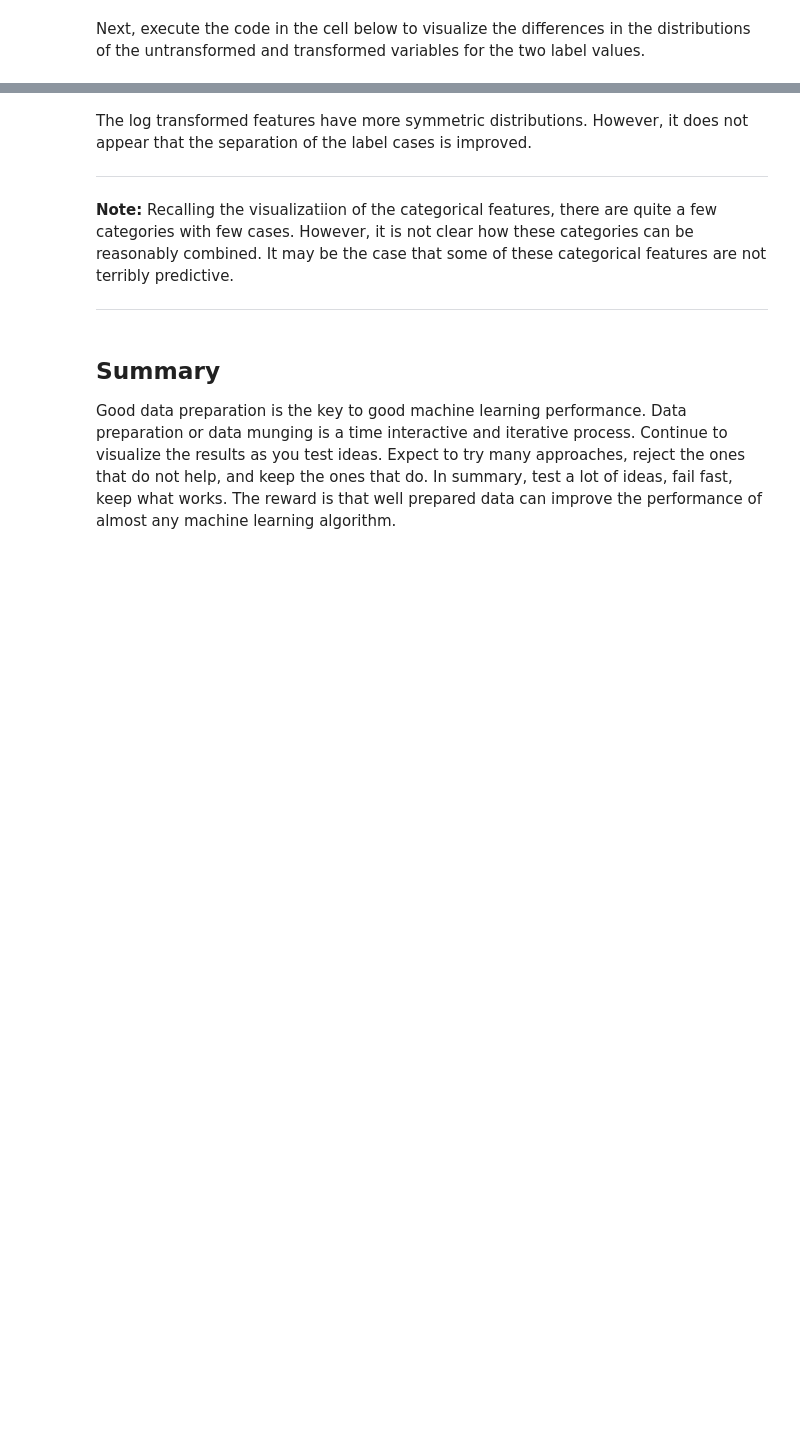
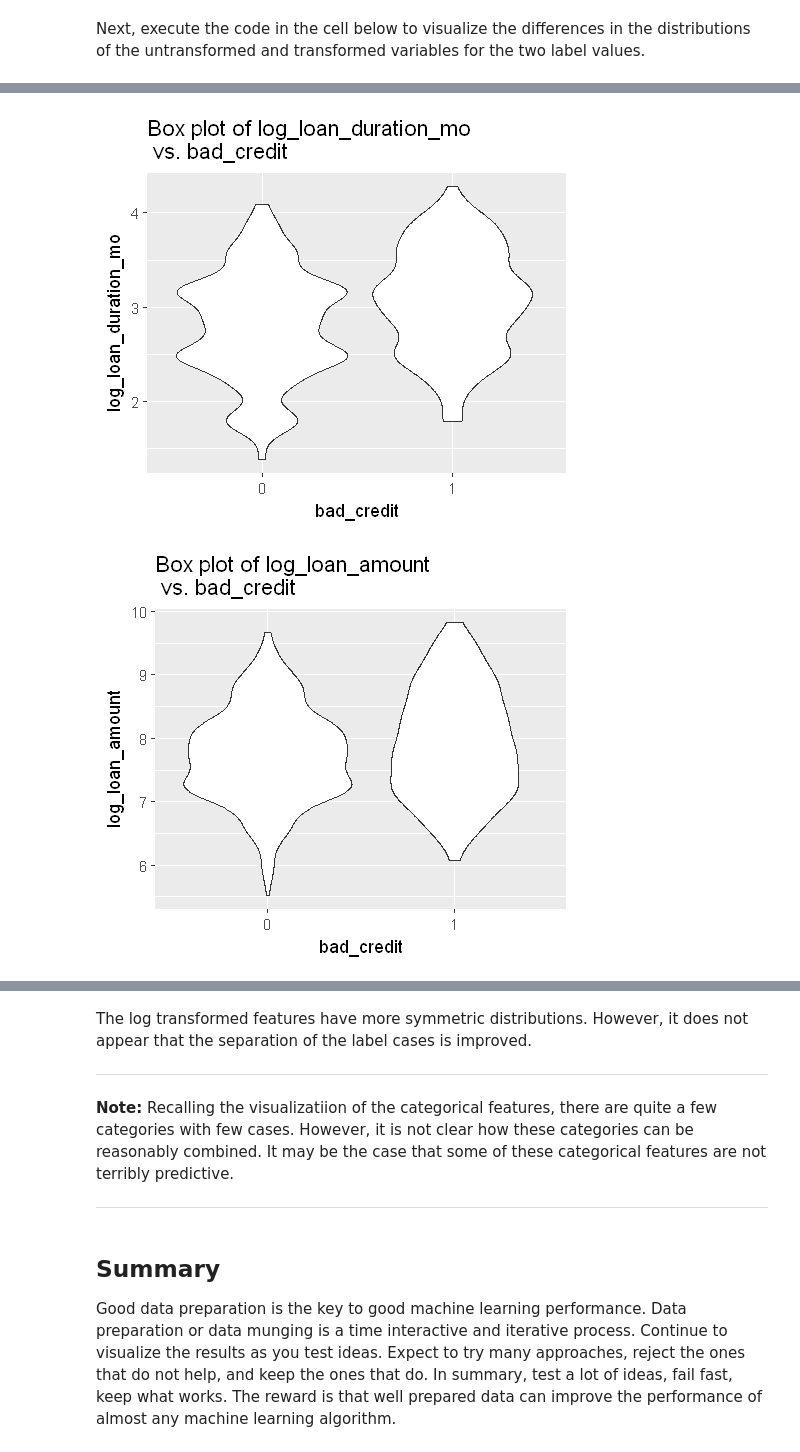
Before and after one commit to vijayraavi/Principles-of-Machine-Learning-R, a Jupyter notebook: Module3/DataPreparation.ipynb, the cells around one changed output, grey strips where cells are left out. Cells and saved outputs as stored; diff of their text form; code cells hidden in the pictures; blank space fills up the shorter version.

Commit message:
Completed data preparation notebook

```diff
--- a/Module3/DataPreparation.ipynb
+++ b/Module3/DataPreparation.ipynb
@@ -471,4 +451,0 @@ The code in the cell below removes these duplicates from the data frame inplace
-# %%
-credit.drop_duplicates(subset = 'Customer_ID', keep = 'first', inplace = True)
-print(credit.shape)
-print(credit.Customer_ID.unique().shape)
@@ -477,0 +452,3 @@ print(credit.Customer_ID.unique().shape)
+# %%
+credit = distinct(credit)
+dim(credit)
@@ -484,16 +463,4 @@ Some feature engineering needs to be investigated to determine if any improvemen
 # %%
-credit[['log_loan_duration_mo', 'log_loan_amount', 'log_age_yrs']] = credit[['loan_duration_mo', 'loan_amount', 'age_yrs']].applymap(math.log)
+credit[,c('log_loan_duration_mo', 'log_loan_amount', 'log_age_yrs')] = lapply(credit[,c('loan_duration_mo', 'loan_amount', 'age_yrs')], log)
 # %% [markdown]
 Next, execute the code in the cell below to visualize the differences in the distributions of the untransformed and transformed variables for the two label values.
-# %%
-num_cols = ['log_loan_duration_mo', 'log_loan_amount', 'log_age_yrs',
-                   'loan_duration_mo', 'loan_amount', 'age_yrs']
-
-for col in num_cols:
-    print(col)
-    _ = plt.figure(figsize = (10,4))
-    sns.violinplot(x= 'bad_credit', y = col, hue = 'bad_credit',
-                   data = credit)
-    plt.ylabel('value')
-    plt.xlabel(col)
-    plt.show()
@@ -512,0 +467,17 @@ age_yrs
+# %%
+plot_violin = function(df, cols, col_x = 'bad_credit'){
+    options(repr.plot.width=4, repr.plot.height=3.5) # Set the initial plot area dimensions
+    for(col in cols){
+        p = ggplot(df, aes_string(col_x, col)) +
+                   geom_violin() +
+                   ggtitle(paste('Box plot of', col, '\n vs.', col_x))
+        print(p)
+    }
+}
+
+num_cols = c('log_loan_duration_mo', 'log_loan_amount', 'log_age_yrs',
+                   'loan_duration_mo', 'loan_amount', 'age_yrs')
+plot_violin(credit, num_cols)
+# %% [output]
+[figure, added]
+[figure, added]
```
Also changed, not shown: parts of 11 cells of this notebook.
